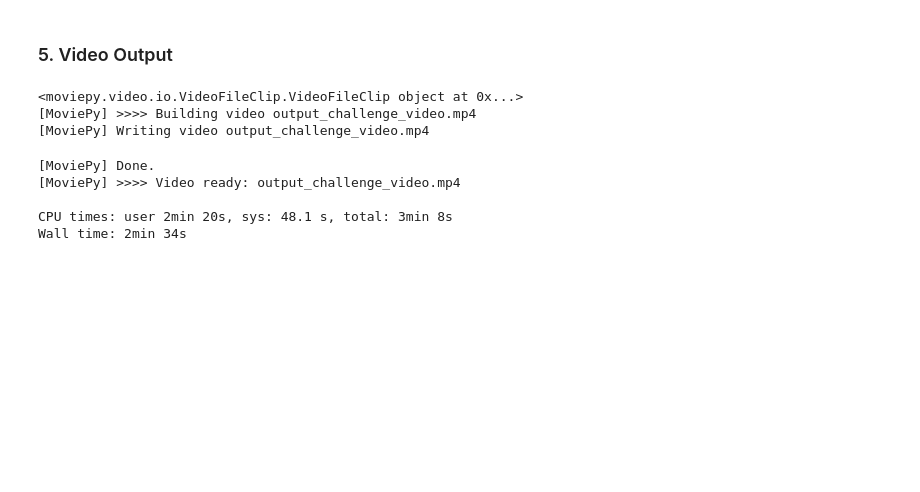
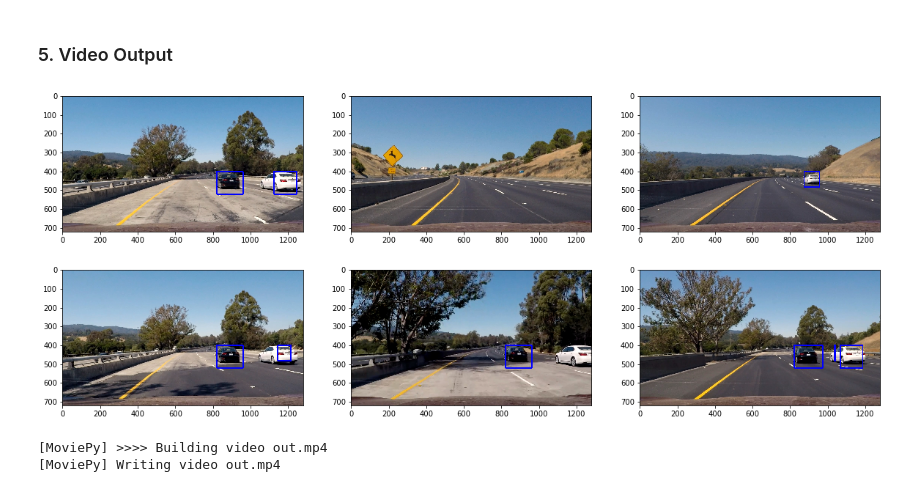
Before and after one commit to EvanWY/CarND-Vehicle-Detection, a Jupyter notebook: vehicle_detection.ipynb, the cells around one changed output. Drawn from its saved outputs; the diff is of its cells as text; code cells hidden in the pictures; blank space fills up the shorter version.

Commit message:
almost done

```diff
--- a/vehicle_detection.ipynb
+++ b/vehicle_detection.ipynb
@@ -172,15 +335,28 @@ def processFrame(frame):
+# %%
+heatmap_memory = []
+
+def processFrame(frame):
+    box_list = find_cars_allscale(frame, model, X_scaler)
+    frame = generate_heatmap_boxes(frame, box_list, heatmap_memory)
+    return frame
+# %%
+plt.figure(figsize=(20,8))
+for i in range(6):
+    img = mpimg.imread('test_images/test{}.jpg'.format(i+1))
+
+    heatmap_memory = []
+    img = processFrame(img)
+
+    plt.subplot(2,3,i+1)
+    plt.imshow(img)
+# %% [output]
+[figure, added]
 # %%
-clip = VideoFileClip('test_video.mp4').subclip(1,2)
-frameLaneInfo = LaneInfo()
+clip = VideoFileClip("project_video.mp4")#.subclip(25,40)
+heatmap_memory = []
 out_clip = clip.fl_image(processFrame)
 %time out_clip.write_videofile('out.mp4', audio=False)
 call(["say", "Video processing finished!"])
 # %% [output]
-<moviepy.video.io.VideoFileClip.VideoFileClip object at 0x...>
-[MoviePy] >>>> Building video output_challenge_video.mp4
-[MoviePy] Writing video output_challenge_video.mp4
+[MoviePy] >>>> Building video out.mp4
+[MoviePy] Writing video out.mp4
-[MoviePy] Done.
-[MoviePy] >>>> Video ready: output_challenge_video.mp4
-
-CPU times: user 2min 20s, sys: 48.1 s, total: 3min 8s
-Wall time: 2min 34s
```
Also changed, not shown: parts of 7 cells of this notebook, 5 other files.
